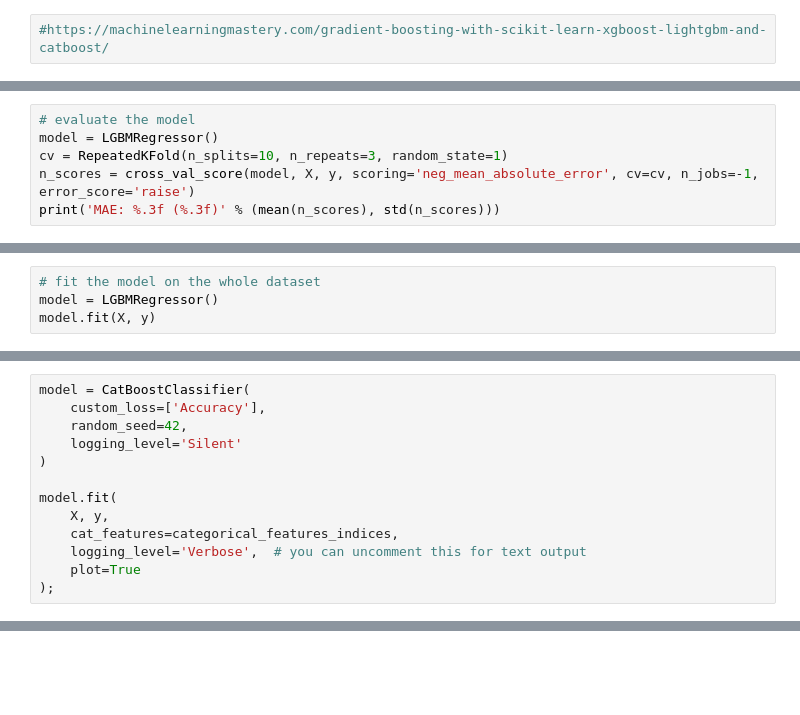
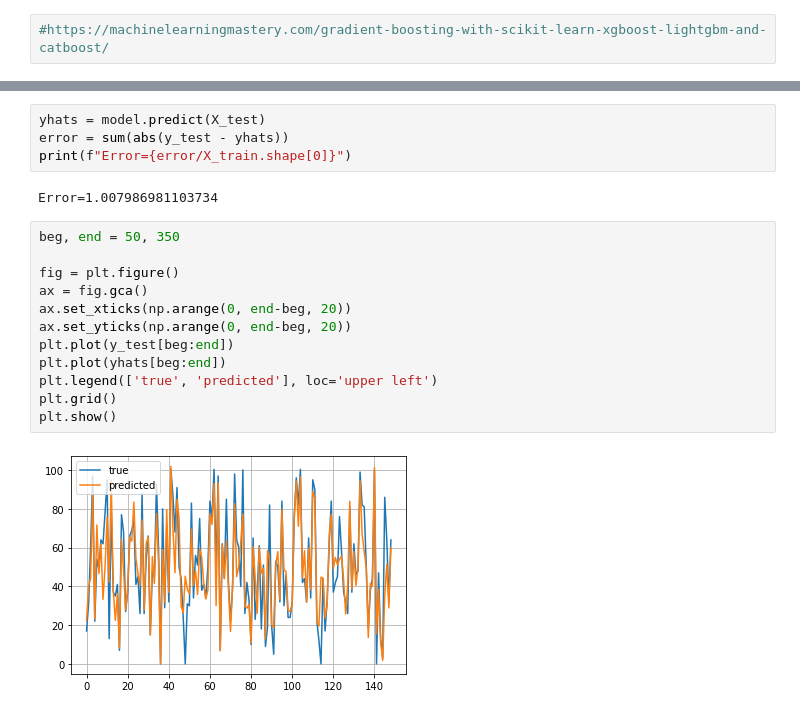
Before and after one commit to anebz/boulder, a Jupyter notebook: boosting algorithms.ipynb, the cells around one changed output, grey strips where cells are left out. Cells and saved outputs as stored; diff of their text form; blank space fills up the shorter version.

Commit message:
#6 boosting alg. xgboost

```diff
--- a/boosting algorithms.ipynb
+++ b/boosting algorithms.ipynb
@@ -109,6 +52,0 @@ from matplotlib import pyplot
-# %%
-# evaluate the model
-model = LGBMRegressor()
-cv = RepeatedKFold(n_splits=10, n_repeats=3, random_state=1)
-n_scores = cross_val_score(model, X, y, scoring='neg_mean_absolute_error', cv=cv, n_jobs=-1, error_score='raise')
-print('MAE: %.3f (%.3f)' % (mean(n_scores), std(n_scores)))
@@ -117,4 +52,0 @@ MAE: -10.734 (0.575)
-# %%
-# fit the model on the whole dataset
-model = LGBMRegressor()
-model.fit(X, y)
@@ -152,13 +52,0 @@ X = df.to_numpy()
-# %%
-model = CatBoostClassifier(
-    custom_loss=['Accuracy'],
-    random_seed=42,
-    logging_level='Silent'
-)
-
-model.fit(
-    X, y,
-    cat_features=categorical_features_indices,
-    logging_level='Verbose',  # you can uncomment this for text output
-    plot=True
-);
@@ -184,0 +53,20 @@ Learning rate set to 0.08194
+# %%
+yhats = model.predict(X_test)
+error = sum(abs(y_test - yhats))
+print(f"Error={error/X_train.shape[0]}")
+# %% [output]
+Error=1.007986981103734
+# %%
+beg, end = 50, 350
+
+fig = plt.figure()
+ax = fig.gca()
+ax.set_xticks(np.arange(0, end-beg, 20))
+ax.set_yticks(np.arange(0, end-beg, 20))
+plt.plot(y_test[beg:end])
+plt.plot(yhats[beg:end])
+plt.legend(['true', 'predicted'], loc='upper left')
+plt.grid()
+plt.show()
+# %% [output]
+[figure, added]
```
Also changed, not shown: parts of 22 cells of this notebook.
